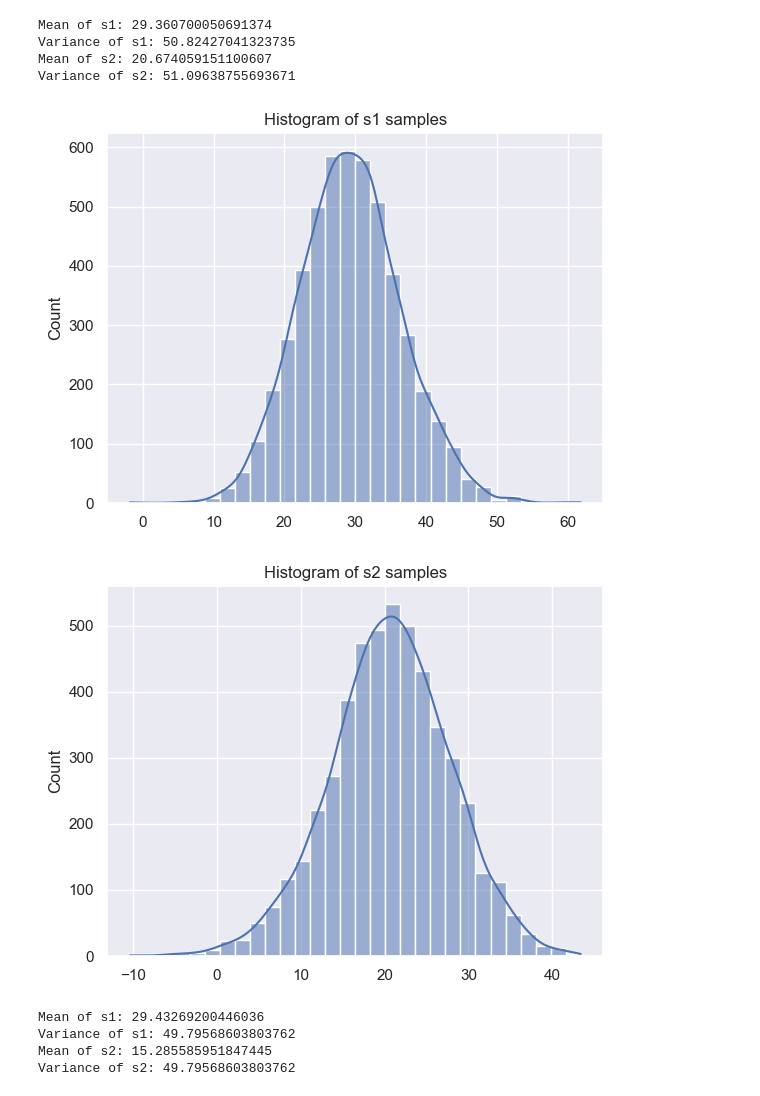
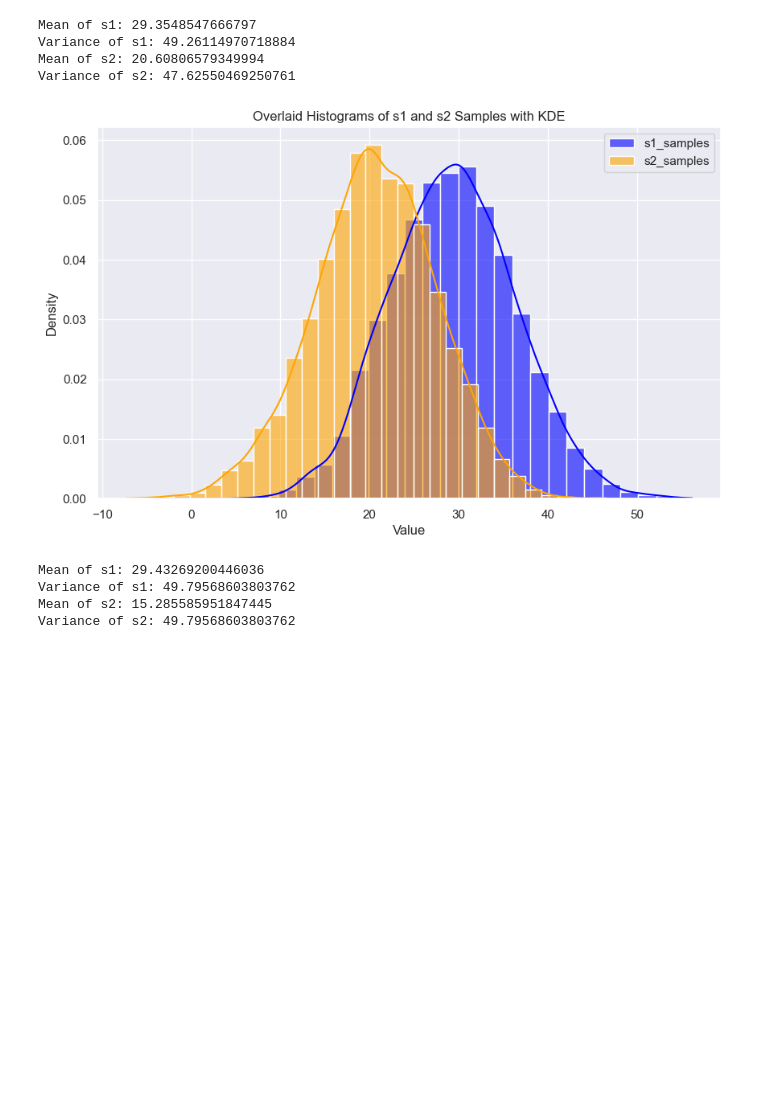
Before and after one commit to berhanekiross/apml, a Jupyter notebook: momentmatching.ipynb, the cells around one changed output. Cells and saved outputs as stored; diff of their text form; code cells hidden in the pictures; blank space fills up the shorter version.

```diff
--- a/momentmatching.ipynb
+++ b/momentmatching.ipynb
@@ -64,28 +83,43 @@ def win_probability_player1(mu_s1, mu_s2, sigma_s1, sigma_s2, sigma_t):
 # %%
-n = 5000
+n = 8000
 mu1, sigma1 = 25, 8.33 ** 2
 mu2, sigma2 = 25, 8.33 ** 2
 sigma_t = (25 / 6)
 result = 1
 s1_samples, s2_samples, s1_mean, s1_variance, s2_mean, s2_variance = gibbs_sampler_result(mu1, mu2, sigma1, sigma2, sigma_t, n, result)
 
+import matplotlib.pyplot as plt
+import seaborn as sns
+import numpy as np
+
+# Assuming the function gibbs_sampler_result is defined and working
+# s1_samples, s2_samples, s1_mean, s1_variance, s2_mean, s2_variance = gibbs_sampler_result(mu1, mu2, sigma1, sigma2, sigma_t, n, result)
+
 print(f"Mean of s1: {s1_mean}")
 print(f"Variance of s1: {s1_variance}")
 print(f"Mean of s2: {s2_mean}")
 print(f"Variance of s2: {s2_variance}")
 
-#plot the results with fitted gaussians with assoicated bins
-sns.histplot(s1_samples, bins=30, kde=True)
-plt.title("Histogram of s1 samples")
+# Plot the overlaid histograms with fitted Gaussian curves (kernel density estimate)
+plt.figure(figsize=(10, 6))
+
+# Plot histogram and KDE for s1_samples
+sns.histplot(s1_samples, bins=30, kde=True, color='blue', label='s1_samples', stat="density", alpha=0.6)
+
+# Plot histogram and KDE for s2_samples
+sns.histplot(s2_samples, bins=30, kde=True, color='orange', label='s2_samples', stat="density", alpha=0.6)
+
+# Add a title and labels
+plt.title("Overlaid Histograms of s1 and s2 Samples with KDE")
+plt.xlabel("Value")
+plt.ylabel("Density")
+plt.legend()
+
+# Show the plot
 plt.show()
-
-sns.histplot(s2_samples, bins=30, kde=True)
-plt.title("Histogram of s2 samples")
-plt.show()
 # %% [output]
-Mean of s1: 29.360700050691374
-Variance of s1: 50.82427041323735
-Mean of s2: 20.674059151100607
-Variance of s2: 51.09638755693671
+Mean of s1: 29.3548547666797
+Variance of s1: 49.26114970718884
+Mean of s2: 20.60806579349994
+Variance of s2: 47.62550469250761
-[figure, old version]
+[figure, new version]
-[figure, removed]
```
Also changed, not shown: parts of 4 cells of this notebook.
